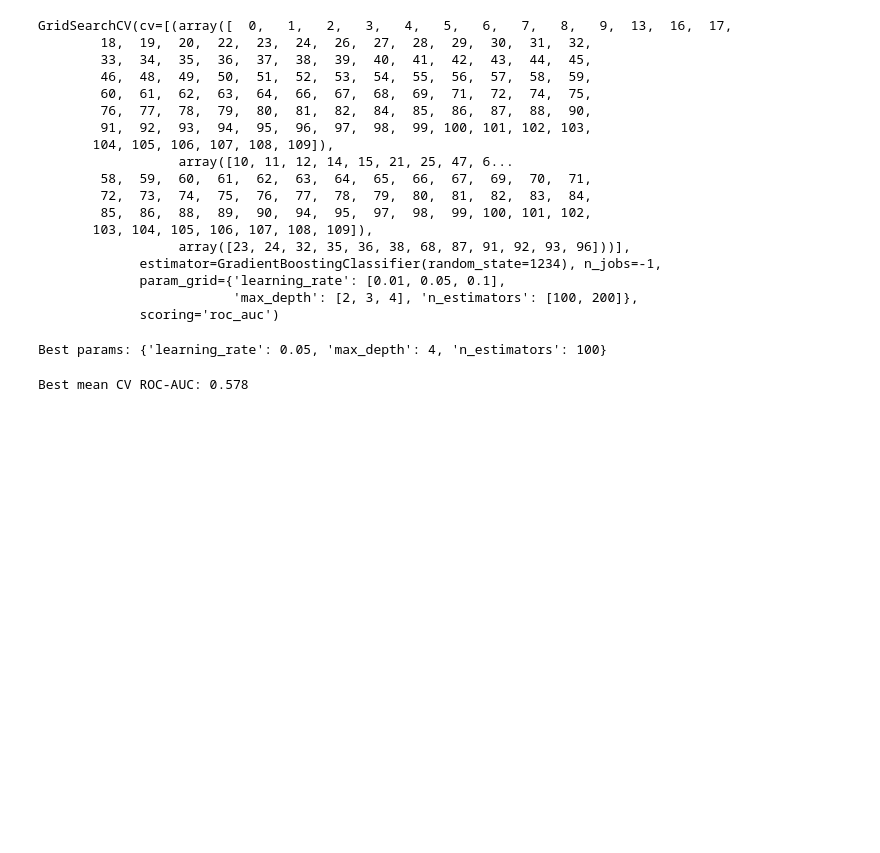
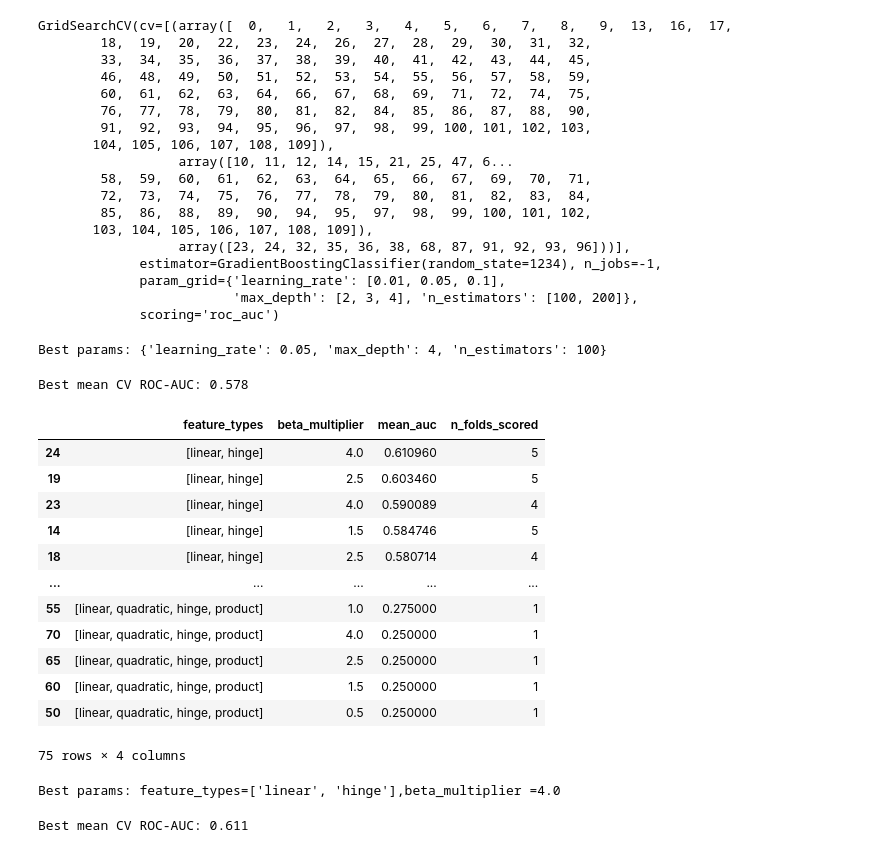
Before and after one commit to weili0522/WildDiscover, a Jupyter notebook: Tuned Models/model_tuning.ipynb, the cells around one changed output. Cells and saved outputs as stored; diff of their text form; code cells hidden in the pictures; blank space fills up the shorter version.

Commit message:
Updated Maxent model tuned to the file and a comparison summary

```diff
--- a/Tuned Models/model_tuning.ipynb
+++ b/Tuned Models/model_tuning.ipynb
@@ -219,3 +219,38 @@ Best params: {'learning_rate': 0.05, 'max_depth': 4, 'n_estimators': 100}
 print(f"Best mean CV ROC-AUC: {gb_search.best_score_:.3f}")
 # %% [output]
 Best mean CV ROC-AUC: 0.578
+# %%
+maxent_param_grid = {"feature_types": [["linear","hinge"],["linear","quadratic","product"],["linear","quadratic","hinge","product"],],"beta_multiplier":[0.5,1.0,1.5,2.5,4.0],}
+# %%
+maxent_results = []
+# %%
+for feats,beta in itertools.product(maxent_param_grid["feature_types"],maxent_param_grid["beta_multiplier"]):
+    fold_aucs =[]
+    for train_idx,test_idx in cv_splits:
+        X_train,y_train = X.loc[train_idx],y.loc[train_idx]
+        X_test,y_test = X.loc[test_idx],y.loc[test_idx]
+        if y_test.nunique() <2:
+            continue
+        model = ela.MaxentModel(feature_types = feats,beta_multiplier=beta, transform="cloglog",random_state=1234,)
+        model.fit(X_train,y_train)
+        preds = model.predict(X_test)
+        fold_aucs.append(roc_auc_score(y_test,preds))
+        maxent_results.append({"feature_types":feats,"beta_multiplier":beta,"mean_auc":np.mean(fold_aucs) if fold_aucs else np.nan,"n_folds_scored": len(fold_aucs),})
+# %%
+maxent_results_df=pd.DataFrame(maxent_results).sort_values("mean_auc", ascending = False)
+# %%
+maxent_results_df
+# %% [output]
+|  | feature_types | beta_multiplier | mean_auc | n_folds_scored |
+| 24 | [linear, hinge] | 4.0 | 0.610960 | 5 |
+| 19 | [linear, hinge] | 2.5 | 0.603460 | 5 |
+| 23 | [linear, hinge] | 4.0 | 0.590089 | 4 |
+| 14 | [linear, hinge] | 1.5 | 0.584746 | 5 |
+| 18 | [linear, hinge] | 2.5 | 0.580714 | 4 |
+| ... | ... | ... | ... | ... |
+| 55 | [linear, quadratic, hinge, product] | 1.0 | 0.275000 | 1 |
+| 70 | [linear, quadratic, hinge, product] | 4.0 | 0.250000 | 1 |
+| 65 | [linear, quadratic, hinge, product] | 2.5 | 0.250000 | 1 |
+| 60 | [linear, quadratic, hinge, product] | 1.5 | 0.250000 | 1 |
+| 50 | [linear, quadratic, hinge, product] | 0.5 | 0.250000 | 1 |
+75 rows × 4 columns
@@ -221,0 +259,8 @@ Best mean CV ROC-AUC: 0.578
+# %%
+print(f"Best params: feature_types={maxent_best['feature_types']},beta_multiplier ={maxent_best['beta_multiplier']}")
+# %% [output]
+Best params: feature_types=['linear', 'hinge'],beta_multiplier =4.0
+# %%
+print(f"Best mean CV ROC-AUC: {maxent_best['mean_auc']:.3f}")
+# %% [output]
+Best mean CV ROC-AUC: 0.611
```
Also changed, not shown: parts of 8 cells of this notebook, 1 other file.
